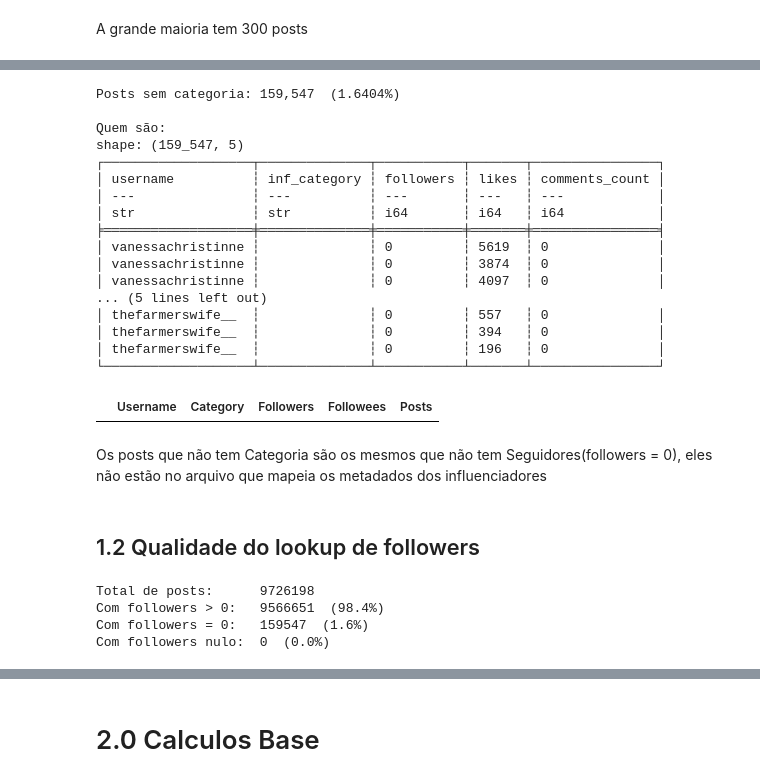
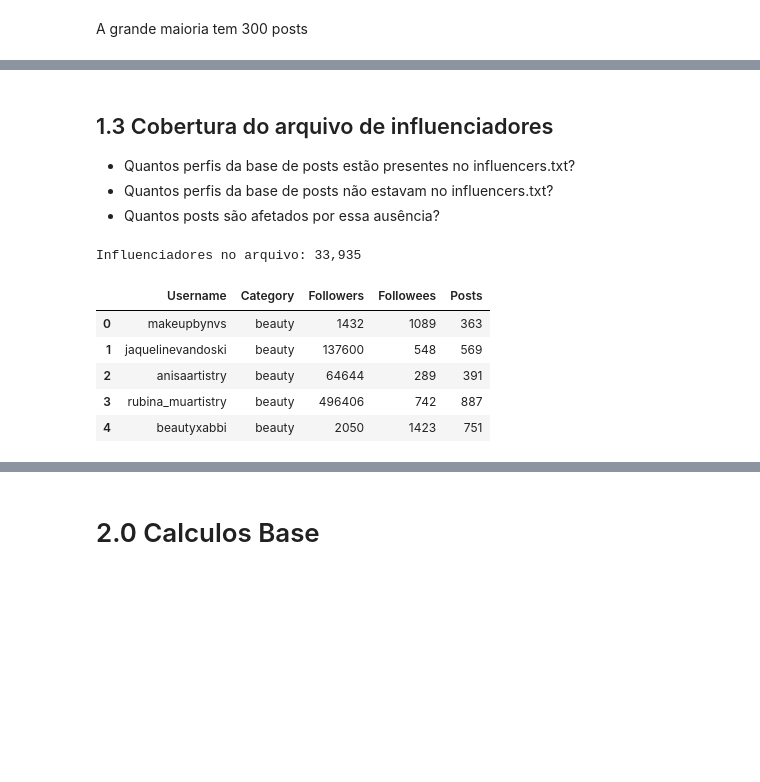
Before and after one commit to Davi-SC/influencers_kim, a Jupyter notebook: processamento_posts.ipynb, the cells around one changed output, grey strips where cells are left out. Cells and saved outputs as stored; diff of their text form; code cells hidden in the pictures; blank space fills up the shorter version.

```diff
--- a/processamento_posts.ipynb
+++ b/processamento_posts.ipynb
@@ -22,0 +22,5 @@ PARQUET_POSTS = Path("posts.parquet")
+# %%
+PARQUET_POSTS = Path("posts.parquet")
+CSV_INFLUENCERS = Path("dataframe_influencers.csv")
+PARQUET_ANALITICO = Path("posts_com_comentarios.parquet")
+PARQUET_PROCESSADO = Path("posts_processado.parquet")
@@ -142,30 +116,19 @@ A grande maioria tem 300 posts
+# %% [markdown]
+## 1.3 Cobertura do arquivo de influenciadores
+
+- Quantos perfis da base de posts estão presentes no influencers.txt?
+- Quantos perfis da base de posts não estavam no influencers.txt?
+- Quantos posts são afetados por essa ausência?
 # %%
-sem_categoria = df.filter(
-    pl.col("inf_category").is_null() | (pl.col("inf_category") == "")
-)
-print(f"Posts sem categoria: {sem_categoria.shape[0]:,}  ({sem_categoria.shape[0]/df.shape[0]*100:.4f}%)")
-print()
-print("Quem são:")
-print(
-    sem_categoria
-    .select(["username", "inf_category", "followers", "likes", "comments_count"])
-)
+df_inf = pd.read_csv(CSV_INFLUENCERS)
+print(f"Influenciadores no arquivo influencers.txt: {df_inf.shape[0]:,}")
+df_inf.head()
 # %% [output]
-Posts sem categoria: 159,547  (1.6404%)
-
-Quem são:
-shape: (159_547, 5)
-┌───────────────────┬──────────────┬───────────┬───────┬────────────────┐
-│ username          ┆ inf_category ┆ followers ┆ likes ┆ comments_count │
-│ ---               ┆ ---          ┆ ---       ┆ ---   ┆ ---            │
-│ str               ┆ str          ┆ i64       ┆ i64   ┆ i64            │
-╞═══════════════════╪══════════════╪═══════════╪═══════╪════════════════╡
-│ vanessachristinne ┆              ┆ 0         ┆ 5619  ┆ 0              │
-│ vanessachristinne ┆              ┆ 0         ┆ 3874  ┆ 0              │
-│ vanessachristinne ┆              ┆ 0         ┆ 4097  ┆ 0              │
-... (5 lines left out)
-│ thefarmerswife__  ┆              ┆ 0         ┆ 557   ┆ 0              │
-│ thefarmerswife__  ┆              ┆ 0         ┆ 394   ┆ 0              │
-│ thefarmerswife__  ┆              ┆ 0         ┆ 196   ┆ 0              │
-└───────────────────┴──────────────┴───────────┴───────┴────────────────┘
+Influenciadores no arquivo: 33,935
+|  | Username | Category | Followers | Followees | Posts |
+| 0 | makeupbynvs | beauty | 1432 | 1089 | 363 |
+| 1 | jaquelinevandoski | beauty | 137600 | 548 | 569 |
+| 2 | anisaartistry | beauty | 64644 | 289 | 391 |
+| 3 | rubina_muartistry | beauty | 496406 | 742 | 887 |
+| 4 | beautyxabbi | beauty | 2050 | 1423 | 751 |
 # %%
@@ -173,27 +136,0 @@ usernames = sem_categoria["username"].unique().to_list()
-# %%
-df_inf = pd.read_csv("dataframe_influencers.csv")
-df_inf.loc[df_inf["Username"].isin(usernames)]
-# %% [output]
-|  | Username | Category | Followers | Followees | Posts |
-# %% [markdown]
-Os posts que não tem Categoria são os mesmos que não tem Seguidores(followers = 0), eles não estão no arquivo que mapeia os metadados dos influenciadores
-# %% [markdown]
-## 1.2 Qualidade do lookup de followers
-# %%
-total = df.shape[0]
-
-sem_followers     = df.filter(pl.col("followers").is_null()).shape[0]
-
-followers_zero    = df.filter(pl.col("followers") == 0).shape[0]
-
-followers_ok      = df.filter(pl.col("followers") > 0).shape[0]
-
-print(f"Total de posts:      {total}")
-print(f"Com followers > 0:   {followers_ok}  ({followers_ok/total*100:.1f}%)")
-print(f"Com followers = 0:   {followers_zero}  ({followers_zero/total*100:.1f}%)")
-print(f"Com followers nulo:  {sem_followers}  ({sem_followers/total*100:.1f}%)")
-# %% [output]
-Total de posts:      9726198
-Com followers > 0:   9566651  (98.4%)
-Com followers = 0:   159547  (1.6%)
-Com followers nulo:  0  (0.0%)
```
Also changed, not shown: parts of 60 cells of this notebook.
